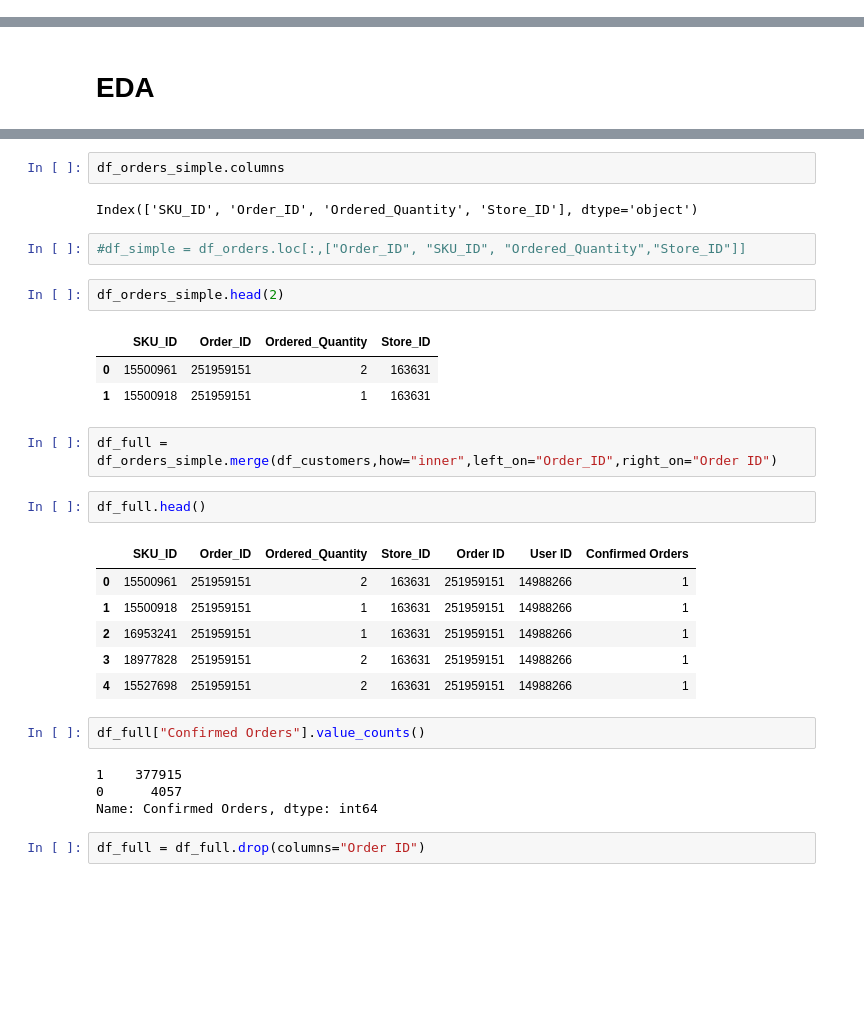
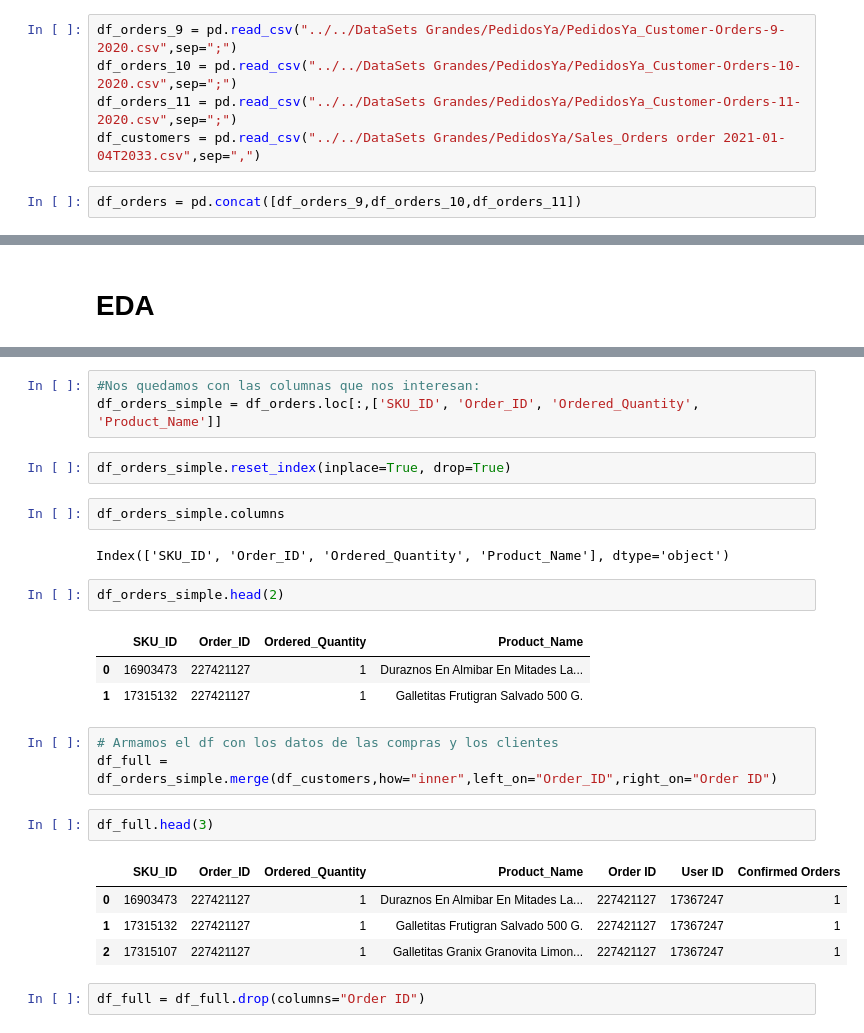
Before and after one commit to Properati-Analysis/-TP3, a Jupyter notebook: TP3.ipynb, the cells around one changed output, grey strips where cells are left out. Drawn from its saved outputs; the diff is of its cells as text; blank space fills up the shorter version.

```diff
--- a/TP3.ipynb
+++ b/TP3.ipynb
@@ -21,0 +23,7 @@ df_customers = pd.read_csv("../../DataSets Grandes/Sales_Orders order 2021-01-04
+# %%
+df_orders_9 = pd.read_csv("../../DataSets Grandes/PedidosYa/PedidosYa_Customer-Orders-9-2020.csv",sep=";")
+df_orders_10 = pd.read_csv("../../DataSets Grandes/PedidosYa/PedidosYa_Customer-Orders-10-2020.csv",sep=";")
+df_orders_11 = pd.read_csv("../../DataSets Grandes/PedidosYa/PedidosYa_Customer-Orders-11-2020.csv",sep=";")
+df_customers = pd.read_csv("../../DataSets Grandes/PedidosYa/Sales_Orders order 2021-01-04T2033.csv",sep=",")
+# %%
+df_orders = pd.concat([df_orders_9,df_orders_10,df_orders_11])
@@ -82,32 +95,28 @@ df_orders_simple = df_orders.iloc[:,[0,1,13,-2]]
+# %%
+#Nos quedamos con las columnas que nos interesan:
+df_orders_simple = df_orders.loc[:,['SKU_ID', 'Order_ID', 'Ordered_Quantity', 'Product_Name']]
+# %%
+df_orders_simple.reset_index(inplace=True, drop=True)
 # %%
 df_orders_simple.columns
 # %% [output]
-Index(['SKU_ID', 'Order_ID', 'Ordered_Quantity', 'Store_ID'], dtype='object')
+Index(['SKU_ID', 'Order_ID', 'Ordered_Quantity', 'Product_Name'], dtype='object')
-# %%
-#df_simple = df_orders.loc[:,["Order_ID", "SKU_ID", "Ordered_Quantity","Store_ID"]]
 # %%
 df_orders_simple.head(2)
 # %% [output]
-|  | SKU_ID | Order_ID | Ordered_Quantity | Store_ID |
-| 0 | 15500961 | 251959151 | 2 | 163631 |
-| 1 | 15500918 | 251959151 | 1 | 163631 |
+|  | SKU_ID | Order_ID | Ordered_Quantity | Product_Name |
+| 0 | 16903473 | 227421127 | 1 | Duraznos En Almibar En Mitades La... |
+| 1 | 17315132 | 227421127 | 1 | Galletitas Frutigran Salvado 500 G. |
 # %%
+# Armamos el df con los datos de las compras y los clientes
 df_full = df_orders_simple.merge(df_customers,how="inner",left_on="Order_ID",right_on="Order ID")
 # %%
-df_full.head()
+df_full.head(3)
 # %% [output]
-|  | SKU_ID | Order_ID | Ordered_Quantity | Store_ID | Order ID | User ID | Confirmed Orders |
-| 0 | 15500961 | 251959151 | 2 | 163631 | 251959151 | 14988266 | 1 |
-| 1 | 15500918 | 251959151 | 1 | 163631 | 251959151 | 14988266 | 1 |
-| 2 | 16953241 | 251959151 | 1 | 163631 | 251959151 | 14988266 | 1 |
-| 3 | 18977828 | 251959151 | 2 | 163631 | 251959151 | 14988266 | 1 |
-| 4 | 15527698 | 251959151 | 2 | 163631 | 251959151 | 14988266 | 1 |
+|  | SKU_ID | Order_ID | Ordered_Quantity | Product_Name | Order ID | User ID | Confirmed Orders |
+| 0 | 16903473 | 227421127 | 1 | Duraznos En Almibar En Mitades La... | 227421127 | 17367247 | 1 |
+| 1 | 17315132 | 227421127 | 1 | Galletitas Frutigran Salvado 500 G. | 227421127 | 17367247 | 1 |
+| 2 | 17315107 | 227421127 | 1 | Galletitas Granix Granovita Limon... | 227421127 | 17367247 | 1 |
-# %%
-df_full["Confirmed Orders"].value_counts()
-# %% [output]
-1    377915
-0      4057
-Name: Confirmed Orders, dtype: int64
 # %%
 df_full = df_full.drop(columns="Order ID")
 # %%
```
Also changed, not shown: parts of 188 cells of this notebook.
